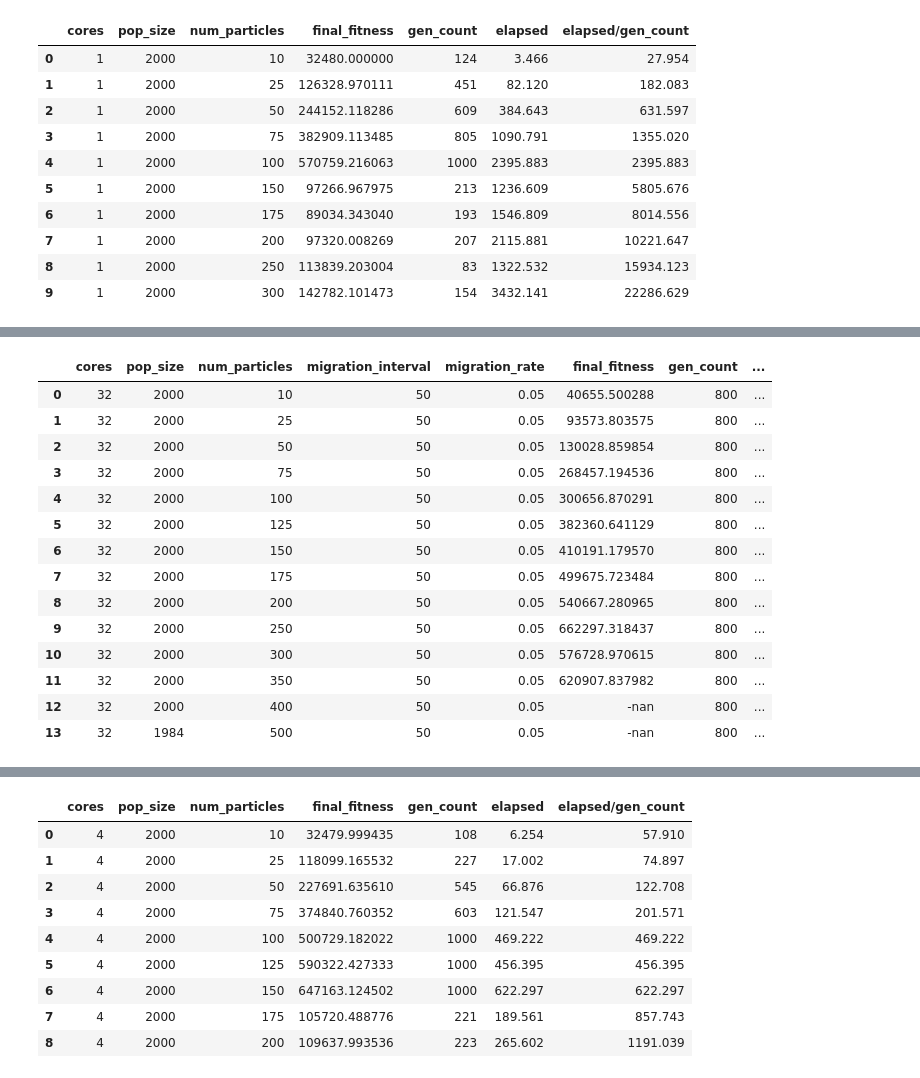
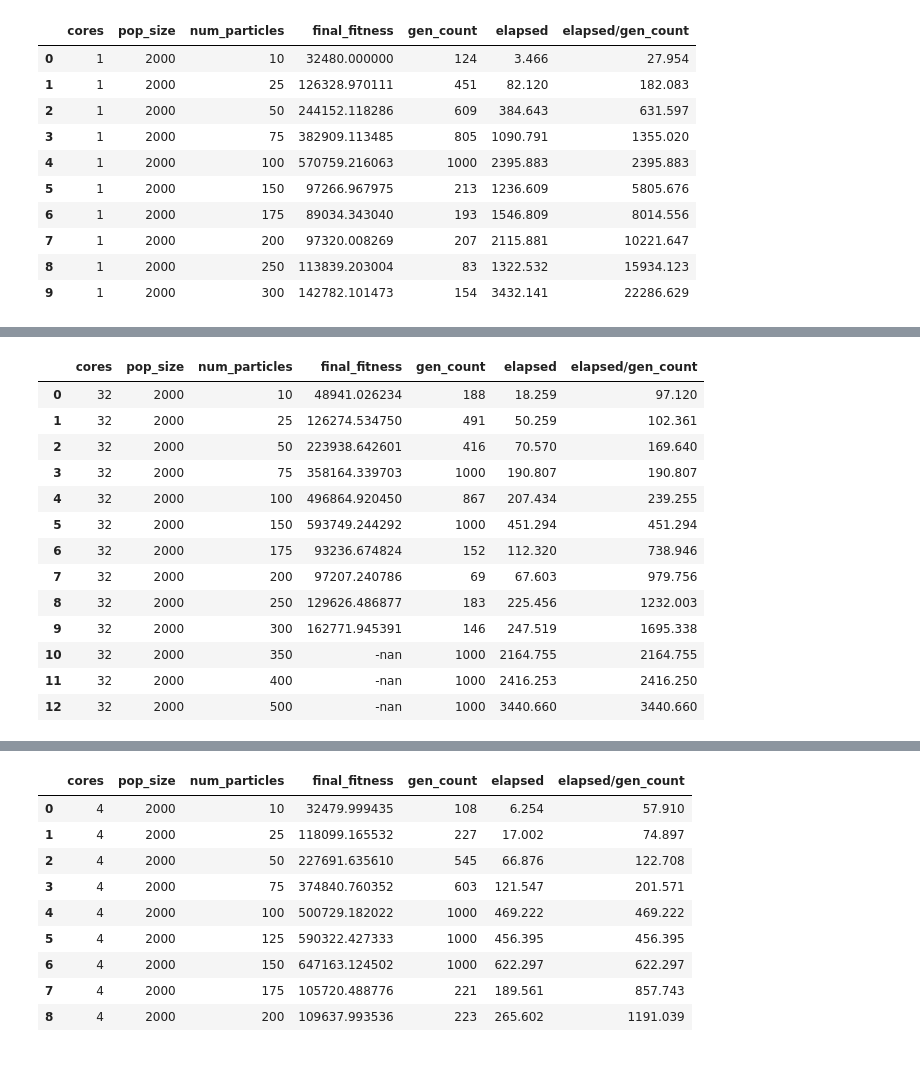
Before and after one commit to matthewdicks98/CSC-HPC-Project, a Jupyter notebook: particles.ipynb, the cells around one changed output, grey strips where cells are left out. Cells and saved outputs as stored; diff of their text form; code cells hidden in the pictures.

```diff
--- a/particles.ipynb
+++ b/particles.ipynb
@@ -58,18 +40,18 @@ omp_particles
-# %%
-mpi_particles
-# %% [output]
-|  | cores | pop_size | num_particles | migration_interval | migration_rate | final_fitness | gen_count | ... |
-| 0 | 32 | 2000 | 10 | 50 | 0.05 | 40655.500288 | 800 | ... |
-| 1 | 32 | 2000 | 25 | 50 | 0.05 | 93573.803575 | 800 | ... |
-| 2 | 32 | 2000 | 50 | 50 | 0.05 | 130028.859854 | 800 | ... |
-| 3 | 32 | 2000 | 75 | 50 | 0.05 | 268457.194536 | 800 | ... |
-| 4 | 32 | 2000 | 100 | 50 | 0.05 | 300656.870291 | 800 | ... |
-| 5 | 32 | 2000 | 125 | 50 | 0.05 | 382360.641129 | 800 | ... |
-| 6 | 32 | 2000 | 150 | 50 | 0.05 | 410191.179570 | 800 | ... |
-| 7 | 32 | 2000 | 175 | 50 | 0.05 | 499675.723484 | 800 | ... |
-| 8 | 32 | 2000 | 200 | 50 | 0.05 | 540667.280965 | 800 | ... |
-| 9 | 32 | 2000 | 250 | 50 | 0.05 | 662297.318437 | 800 | ... |
-| 10 | 32 | 2000 | 300 | 50 | 0.05 | 576728.970615 | 800 | ... |
-| 11 | 32 | 2000 | 350 | 50 | 0.05 | 620907.837982 | 800 | ... |
-| 12 | 32 | 2000 | 400 | 50 | 0.05 | -nan | 800 | ... |
-| 13 | 32 | 1984 | 500 | 50 | 0.05 | -nan | 800 | ... |
+# %%
+omp_particles = omp_particles[omp_particles[' num_particles'] != 125].reset_index(drop = True)
+omp_particles
+# %% [output]
+|  | cores | pop_size | num_particles | final_fitness | gen_count | elapsed | elapsed/gen_count |
+| 0 | 32 | 2000 | 10 | 48941.026234 | 188 | 18.259 | 97.120 |
+| 1 | 32 | 2000 | 25 | 126274.534750 | 491 | 50.259 | 102.361 |
+| 2 | 32 | 2000 | 50 | 223938.642601 | 416 | 70.570 | 169.640 |
+| 3 | 32 | 2000 | 75 | 358164.339703 | 1000 | 190.807 | 190.807 |
+| 4 | 32 | 2000 | 100 | 496864.920450 | 867 | 207.434 | 239.255 |
+| 5 | 32 | 2000 | 150 | 593749.244292 | 1000 | 451.294 | 451.294 |
+| 6 | 32 | 2000 | 175 | 93236.674824 | 152 | 112.320 | 738.946 |
+| 7 | 32 | 2000 | 200 | 97207.240786 | 69 | 67.603 | 979.756 |
+| 8 | 32 | 2000 | 250 | 129626.486877 | 183 | 225.456 | 1232.003 |
+| 9 | 32 | 2000 | 300 | 162771.945391 | 146 | 247.519 | 1695.338 |
+| 10 | 32 | 2000 | 350 | -nan | 1000 | 2164.755 | 2164.755 |
+| 11 | 32 | 2000 | 400 | -nan | 1000 | 2416.253 | 2416.250 |
+| 12 | 32 | 2000 | 500 | -nan | 1000 | 3440.660 | 3440.660 |
```
Also changed, not shown: parts of 4 cells of this notebook, 3 other files.
